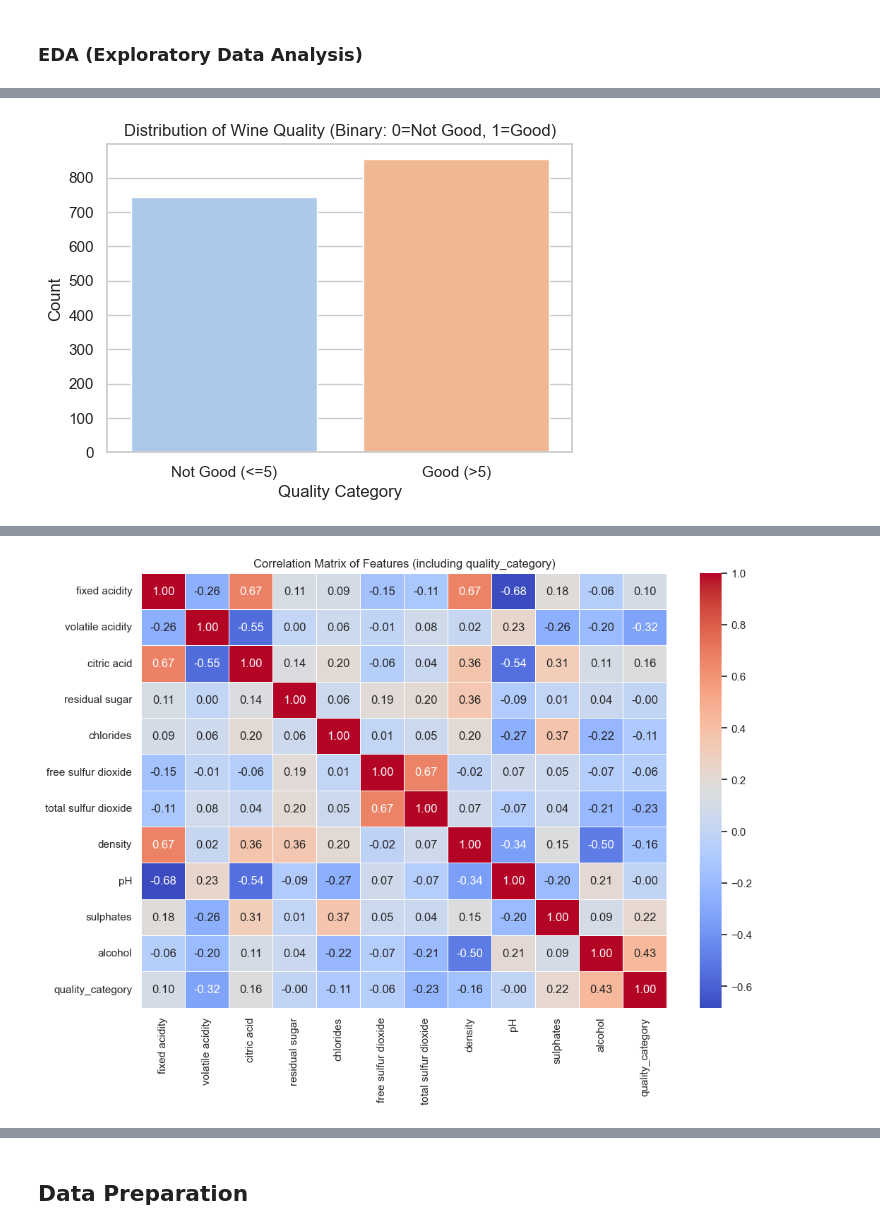
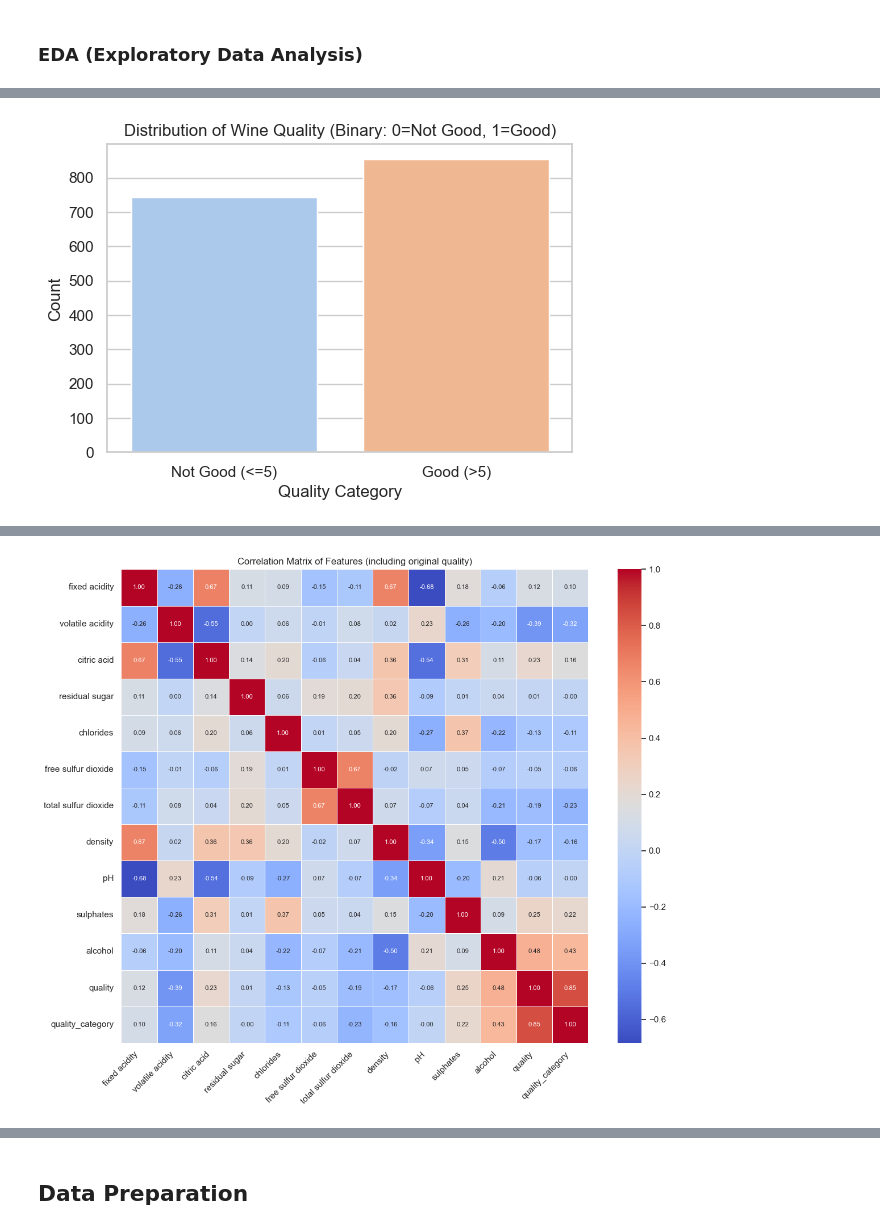
Before and after one commit to hasanfadhlillah/red-wine-quality-prediction, a Jupyter notebook: Notebook.ipynb, the cells around one changed output, grey strips where cells are left out. Drawn from its saved outputs; the diff is of its cells as text; code cells hidden in the pictures.

```diff
--- a/Notebook.ipynb
+++ b/Notebook.ipynb
@@ -87,7 +83,7 @@ dtype: object
 # %% [markdown]
 ### EDA (Exploratory Data Analysis)
 # %%
-# ============== Data Understanding - EDA (Exploratory Data Analysis) ==============
+# Data Understanding - EDA (Exploratory Data Analysis)
 
 if 'df' in locals():
     # Distribusi variabel target 'quality' sebelum transformasi
@@ -100,33 +96,35 @@ if 'df' in locals():
 
     # Membuat kategori biner untuk 'quality'
     # 'good' (1) if quality > 5, else 'bad' (0)
-    # Alternatif threshold umum: quality > 6 (good) vs <=6 (bad) atau quality >=7 (good) vs <7 (bad)
-    # Menggunakan threshold > 5 untuk "good" untuk mencoba mendapatkan lebih banyak sampel di kelas "good"
     df['quality_category'] = df['quality'].apply(lambda x: 1 if x > 5 else 0)
-    df.drop('quality', axis=1, inplace=True) # Hapus kolom quality asli setelah transformasi
+
+    # Simpan df asli sebelum menghapus kolom 'quality' untuk korelasi
+    df_for_corr_original = df.copy()
+
+    df_prepared = df.drop('quality', axis=1) # Hapus kolom quality asli
+    print("\n'quality_category' created and original 'quality' column dropped.")
 
     # Distribusi variabel target 'quality_category' setelah transformasi
     plt.figure(figsize=(6, 4))
-    sns.countplot(x='quality_category', data=df, palette='pastel')
+    sns.countplot(x='quality_category', data=df_prepared, palette='pastel')
     plt.title('Distribution of Wine Quality (Binary: 0=Not Good, 1=Good)')
     plt.xlabel('Quality Category')
     plt.ylabel('Count')
     plt.xticks([0, 1], ['Not Good (<=5)', 'Good (>5)'])
     plt.show()
+    print("\nValue counts for 'quality_category':")
+    class_counts_after_transform = df_prepared['quality_category'].value_counts()
+    print(class_counts_after_transform)
+    if len(class_counts_after_transform) == 2: # Pastikan ada dua kelas
+      print("Class imbalance ratio (Not Good : Good):", f"{class_counts_after_transform.get(0, 0) / class_counts_after_transform.get(1, 1):.2f}" if class_counts_after_transform.get(1,1) != 0 else "N/A")
 
-    # Cek apakah ada nilai yang hilang setelah transformasi
-    print("\nChecking for missing values after transformation:")
+    # Cek nilai yang hilang setelah transformasi
+    print("\nMissing values after transformation:")
     print(df.isnull().sum())
 
-    # Cek apakah ada duplikat setelah transformasi
-    print("\nChecking for duplicate rows after transformation:")
+    # Cek duplikat setelah transformasi
+    print("\nDuplicate rows after transformation:")
     print(df.duplicated().sum())
-
-    # Cek distribusi nilai 'quality_category'
-    print("\nValue counts for 'quality_category':")
-    class_counts = df['quality_category'].value_counts()
-    print(class_counts)
-    print("Class imbalance ratio (Not Good : Good):", class_counts[0] / class_counts[1])
 
     # Visualisasi distribusi fitur kategorikal
     categorical_features = df.select_dtypes(include=['object', 'category']).columns.tolist()
@@ -139,41 +137,27 @@ if 'df' in locals():
         plt.legend(title='Quality Category', loc='upper right', labels=['Not Good (<=5)', 'Good (>5)'])
         plt.show()
 
-    # Visualisasi distribusi fitur numerik
-    numerical_features = df.select_dtypes(include=np.number).columns.tolist()
-    # Hapus 'quality' asli dan 'quality_category' dari daftar fitur untuk histogram
-    features_for_hist = [col for col in numerical_features if col not in ['quality', 'quality_category']]
+    # Visualisasi distribusi fitur numerik (sebelum penghapusan duplikat dan scaling)
+    numerical_features = df_prepared.select_dtypes(include=np.number).columns.tolist()
+    features_for_hist = [col for col in numerical_features if col not in ['quality_category']]
 
-    if len(features_for_hist) == 0:
-        print("No numerical features available for histogram plotting.")
-    else:
-        df[features_for_hist].hist(bins=20, figsize=(15, 10), layout=(-1, 3), edgecolor='black')
-        plt.suptitle('Distribution of Numerical Features', y=1.02)
+    if len(features_for_hist) > 0:
+        df_prepared[features_for_hist].hist(bins=20, figsize=(15, 10), layout=(-1, 3), edgecolor='black')
+        plt.suptitle('Distribution of Numerical Features (Before Deduplication & Scaling)', y=1.02)
         plt.tight_layout()
         plt.show()
+    else:
+        print("No numerical features available for histogram plotting.")
 
-    # Korelasi antar fitur
-    plt.figure(figsize=(12, 8))
-    temp_df_for_corr = df.copy()
-    if 'quality' in temp_df_for_corr.columns: # Pastikan 'quality' asli masih ada untuk korelasi ini, atau gunakan quality_category
-         correlation_matrix = temp_df_for_corr.corr()
-         sns.heatmap(correlation_matrix, annot=True, cmap='coolwarm', fmt=".2f", linewidths=.5)
-         plt.title('Correlation Matrix of Features (including original quality)')
-         plt.show()
-    else: # Jika 'quality' sudah di-drop dan 'quality_category' ada
-         correlation_matrix = df.corr() # Ini akan menyertakan quality_category
-         sns.heatmap(correlation_matrix, annot=True, cmap='coolwarm', fmt=".2f", linewidths=.5)
-         plt.title('Correlation Matrix of Features (including quality_category)')
-         plt.show()
-
-    # Hapus kolom 'quality' asli karena kita sudah punya 'quality_category'
-    if 'quality' in df.columns:
-        df_prepared = df.drop('quality', axis=1)
-        print("\nOriginal 'quality' column dropped, 'quality_category' will be used as target.")
-    else:
-        df_prepared = df.copy()
-        print("\nOriginal 'quality' column was already dropped or not present.")
-
+    # Korelasi antar fitur (menggunakan df asli dengan kolom 'quality')
+    plt.figure(figsize=(12, 10))
+    correlation_matrix_original = df_for_corr_original.corr()
+    sns.heatmap(correlation_matrix_original, annot=True, cmap='coolwarm', fmt=".2f", linewidths=.5, annot_kws={"size": 8})
+    plt.title('Correlation Matrix of Features (including original quality)')
+    plt.xticks(rotation=45, ha='right')
+    plt.yticks(rotation=0)
+    plt.tight_layout()
+    plt.show()
 else:
     print("Dataset 'df' not loaded. Run previous cells.")
 # %% [output]
@@ -200 +185 @@ Class imbalance ratio (Not Good : Good): 0.8701754385964913
-[figure, old version]
+[figure, new version]
```
Also changed, not shown: parts of 8 cells of this notebook.
